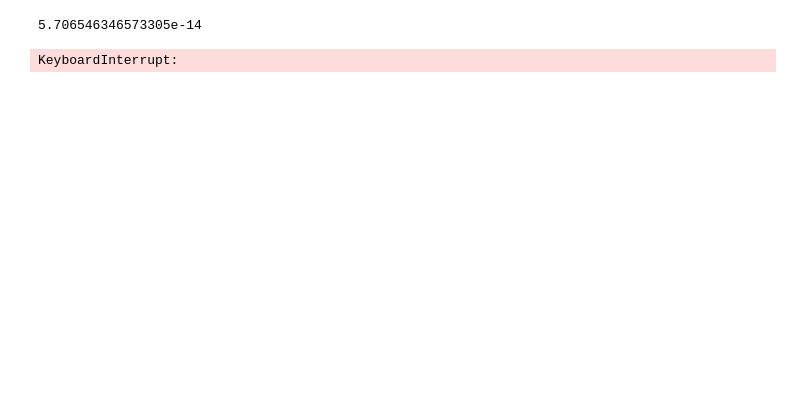
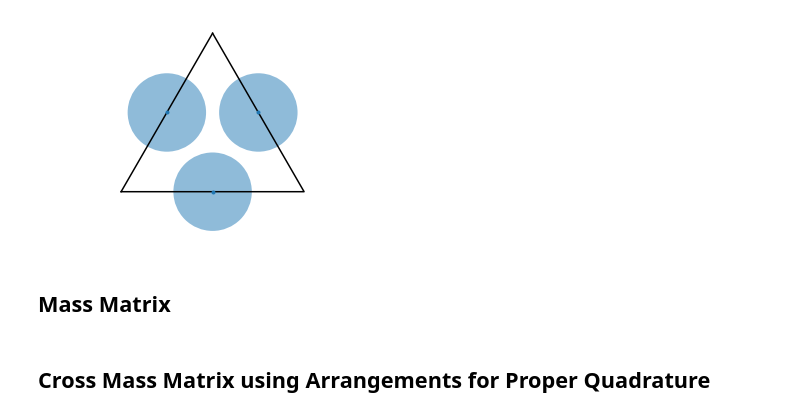
Before and after one commit to zfergus/in-timestep-remeshing-data, a Jupyter notebook: notebooks/L2-projection.ipynb, the cells around one changed output. Saved outputs shown, nothing was run; the diff lists cells and outputs as text; code cells hidden in the pictures; blank space fills up the shorter version.

Commit message:
Fixed L2 Projection

```diff
--- a/notebooks/L2-projection.ipynb
+++ b/notebooks/L2-projection.ipynb
@@ -193,4 +0,0 @@ def test():
-# %%
-test()
-# %% [output]
-5.706546346573305e-14
@@ -217,5 +0,0 @@ def perform_n_L2_projections(n, u=lambda x, y: 1):
-# %%
-np.random.seed(0)
-uniform_errors = perform_n_L2_projections(10)
-# %% [output]
-KeyboardInterrupt:
@@ -243,0 +12,6 @@ fig.write_image("u=1.png")
+# %%
+scheme = quadpy.t2.get_good_scheme(2)
+scheme.show()
+quadrature = list(zip(scheme.weights, scheme.points[:2].T))
+# %% [output]
+[figure, added]
@@ -243,0 +72,2 @@ fig.write_image("u=1.png")
+# %% [markdown]
+## Mass Matrix
@@ -243,0 +84,2 @@ fig.write_image("u=1.png")
+# %% [markdown]
+## Cross Mass Matrix using Arrangements for Proper Quadrature
```
Also changed, not shown: parts of 53 cells of this notebook, 6 other files.
